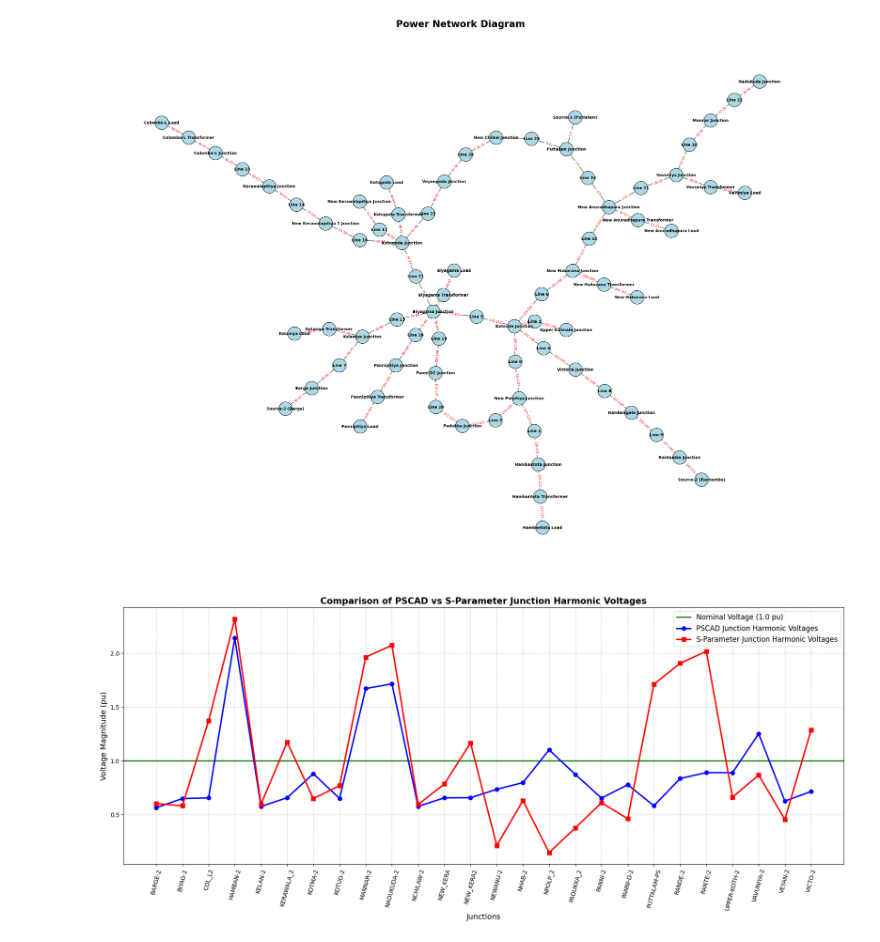
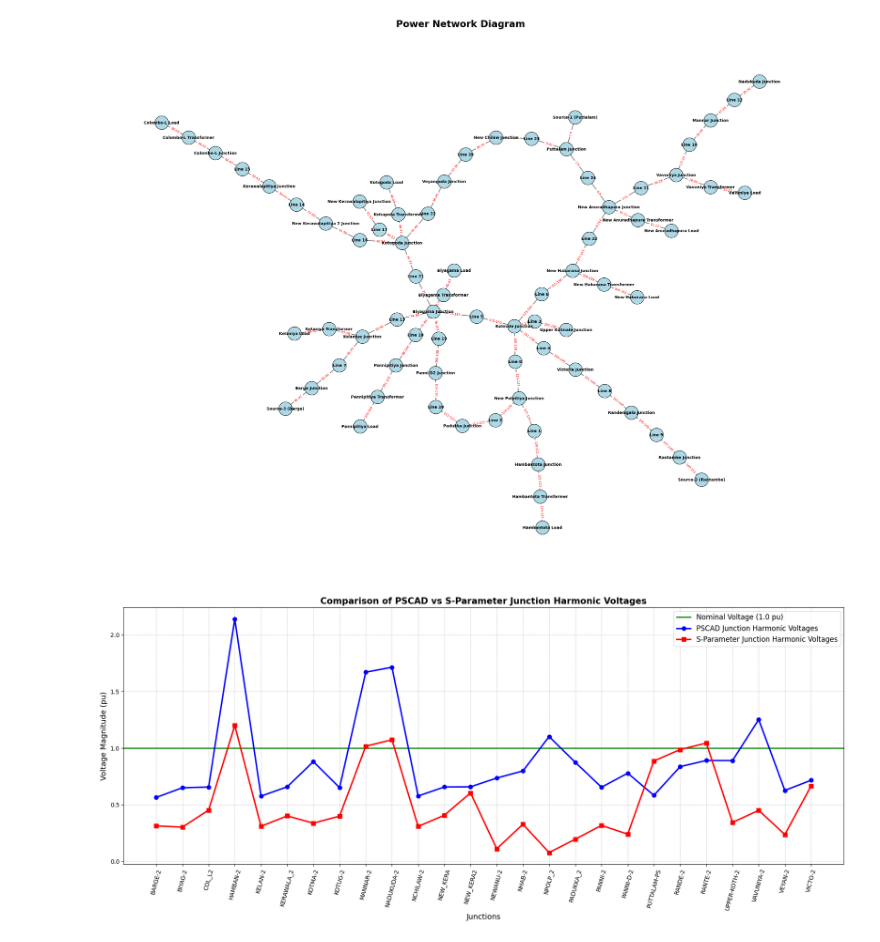
Before and after one commit to nimeshlal097/Undergraduate_FYP, a Jupyter notebook: PSCAD Validation for 7th Harmonic.ipynb, the cells around one changed output. Cells and saved outputs as stored; diff of their text form; code cells hidden in the pictures.

```diff
--- a/PSCAD Validation for 7th Harmonic.ipynb
+++ b/PSCAD Validation for 7th Harmonic.ipynb
@@ -924,32 +924,32 @@ simulate_pu = np.array([
 # ---------------------------------------------------
 
 corrected_pu = np.array([
-    0.6034,  # BARGE-2
-    0.5823,  # BIYAG-2
-    1.3726,  # COL_L2
-    2.3163,  # HAMBAN-2
-    0.5965,  # KELAN-2
-    1.1736,  # KERAWALA_2
-    0.6499,  # KOTMA-2
-    0.7701,  # KOTUG-2
-    1.9635,  # MANNAR-2
-    2.0729,  # NADUKUDA-2
-    0.5944,  # NCHILAW-2
-    0.7852,  # NEW_KERA
-    1.1667,  # NEW_KERA2
-    0.2128,  # NEWANU-2
-    0.6314,  # NHAB-2
-    0.1486,  # NPOLP_2
-    0.3777,  # PADUKKA_2
-    0.6112,  # PANNI-2
-    0.4626,  # PANNI-D-2
-    1.7120,  # PUTTALAM-PS
-    1.9058,  # RANDE-2
-    2.0174,  # RANTE-2
-    0.6624,  # UPPER-KOTH-2
-    0.8687,  # VAVUNIYA-2
-    0.4557,  # VEYAN-2
-    1.2865   # VICTO-2
+    0.3125,  # BARGE-2
+    0.3016,  # BIYAG-2
+    0.4519,  # COL_L2
+    1.1997,  # HAMBAN-2
+    0.3089,  # KELAN-2
+    0.4007,  # KERAWALA_2
+    0.3366,  # KOTMA-2
+    0.3989,  # KOTUG-2
+    1.0169,  # MANNAR-2
+    1.0736,  # NADUKUDA-2
+    0.3079,  # NCHILAW-2
+    0.4067,  # NEW_KERA
+    0.6043,  # NEW_KERA2
+    0.1102,  # NEWANU-2
+    0.3270,  # NHAB-2
+    0.0770,  # NPOLP_2
+    0.1956,  # PADUKKA_2
+    0.3166,  # PANNI-2
+    0.2396,  # PANNI-D-2
+    0.8867,  # PUTTALAM-PS
+    0.9871,  # RANDE-2
+    1.0449,  # RANTE-2
+    0.3431,  # UPPER-KOTH-2
+    0.4499,  # VAVUNIYA-2
+    0.2360,  # VEYAN-2
+    0.6663   # VICTO-2
 ])
 # ---------------------------------------------------
 # Plot
@@ -982,31 +982,31 @@ plt.plot(
 
 # ---------------------------------------------------
 # Formatting
 # ---------------------------------------------------
 
 plt.xticks(rotation=75, fontsize=10)
 plt.yticks(fontsize=10)
 
 plt.xlabel('Junctions', fontsize=13)
 plt.ylabel('Voltage Magnitude (pu)', fontsize=13)
 
 plt.title(
     'Comparison of PSCAD vs S-Parameter Junction Harmonic Voltages',
     fontsize=15,
     fontweight='bold'
 )
 
 plt.grid(True, linestyle='--', alpha=0.6)
 
 # The legend will automatically pick up the new axhline label
 plt.legend(fontsize=12)
 
 plt.tight_layout()
 
 # ---------------------------------------------------
 # Show plot
 # ---------------------------------------------------
 
 plt.show()
 # %% [output]
-[figure, old version]
+[figure, new version]
```
Also changed, not shown: 4 other files.
